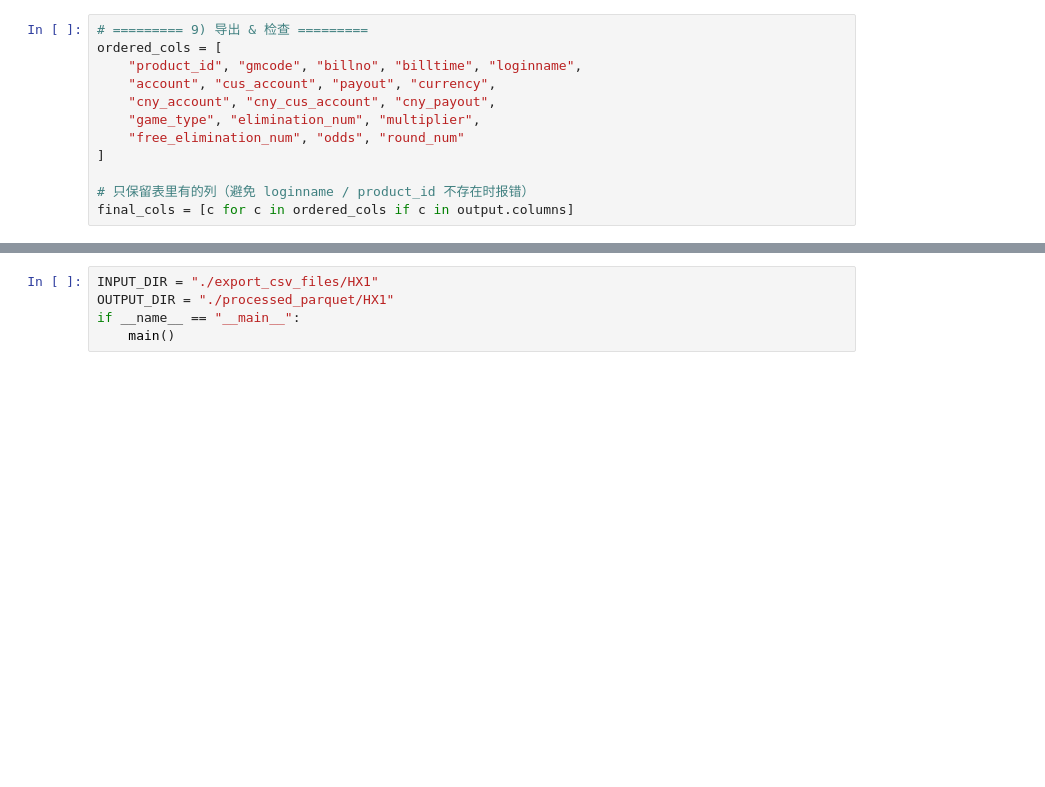
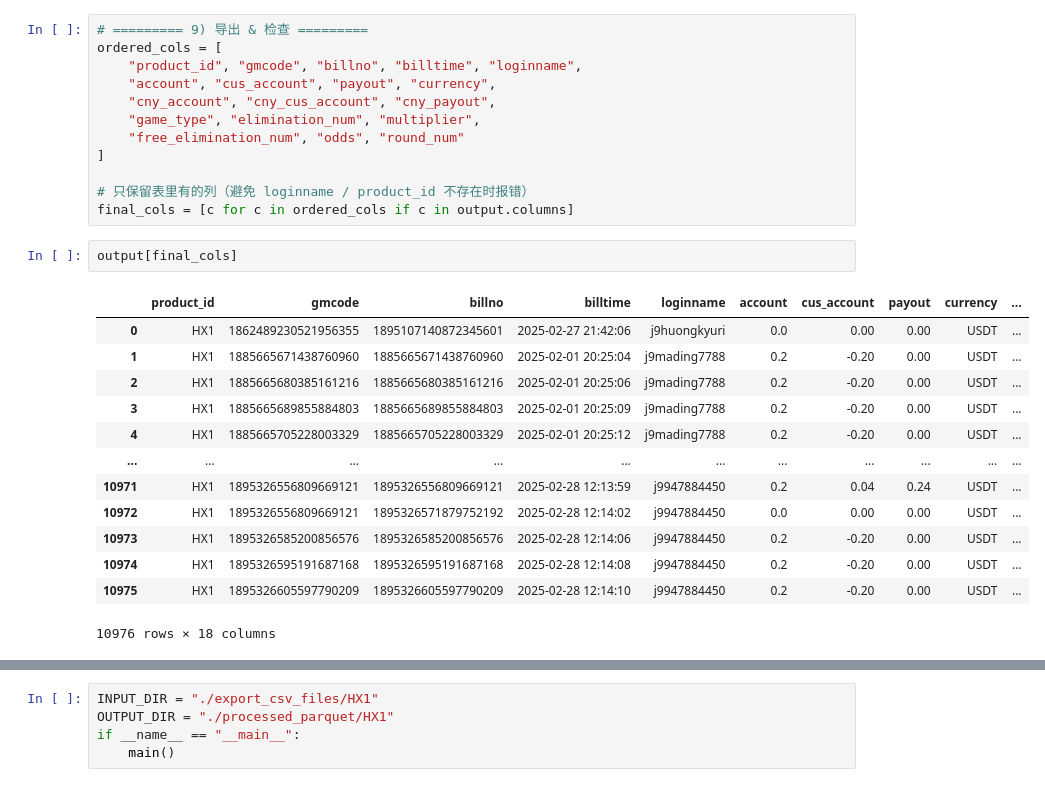
Before and after one commit to NxNiki/aws-example, a Jupyter notebook: notebooks/get_majianghule.ipynb, the cells around one changed output, grey strips where cells are left out. Saved outputs shown, nothing was run; the diff lists cells and outputs as text; blank space fills up the shorter version.

```diff
--- a/notebooks/get_majianghule.ipynb
+++ b/notebooks/get_majianghule.ipynb
@@ -178,6 +178,22 @@ ordered_cols = [
 
 # 只保留表里有的列（避免 loginname / product_id 不存在时报错）
 final_cols = [c for c in ordered_cols if c in output.columns]
+# %%
+output[final_cols]
+# %% [output]
+|  | product_id | gmcode | billno | billtime | loginname | account | cus_account | payout | currency | ... |
+| 0 | HX1 | 1862489230521956355 | 1895107140872345601 | 2025-02-27 21:42:06 | j9huongkyuri | 0.0 | 0.00 | 0.00 | USDT | ... |
+| 1 | HX1 | 1885665671438760960 | 1885665671438760960 | 2025-02-01 20:25:04 | j9mading7788 | 0.2 | -0.20 | 0.00 | USDT | ... |
+| 2 | HX1 | 1885665680385161216 | 1885665680385161216 | 2025-02-01 20:25:06 | j9mading7788 | 0.2 | -0.20 | 0.00 | USDT | ... |
+| 3 | HX1 | 1885665689855884803 | 1885665689855884803 | 2025-02-01 20:25:09 | j9mading7788 | 0.2 | -0.20 | 0.00 | USDT | ... |
+| 4 | HX1 | 1885665705228003329 | 1885665705228003329 | 2025-02-01 20:25:12 | j9mading7788 | 0.2 | -0.20 | 0.00 | USDT | ... |
+| ... | ... | ... | ... | ... | ... | ... | ... | ... | ... | ... |
+| 10971 | HX1 | 1895326556809669121 | 1895326556809669121 | 2025-02-28 12:13:59 | j9947884450 | 0.2 | 0.04 | 0.24 | USDT | ... |
+| 10972 | HX1 | 1895326556809669121 | 1895326571879752192 | 2025-02-28 12:14:02 | j9947884450 | 0.0 | 0.00 | 0.00 | USDT | ... |
+| 10973 | HX1 | 1895326585200856576 | 1895326585200856576 | 2025-02-28 12:14:06 | j9947884450 | 0.2 | -0.20 | 0.00 | USDT | ... |
+| 10974 | HX1 | 1895326595191687168 | 1895326595191687168 | 2025-02-28 12:14:08 | j9947884450 | 0.2 | -0.20 | 0.00 | USDT | ... |
+| 10975 | HX1 | 1895326605597790209 | 1895326605597790209 | 2025-02-28 12:14:10 | j9947884450 | 0.2 | -0.20 | 0.00 | USDT | ... |
+10976 rows × 18 columns
 # %%
 import os
 import pandas as pd
```
Also changed, not shown: parts of 4 cells of this notebook.
